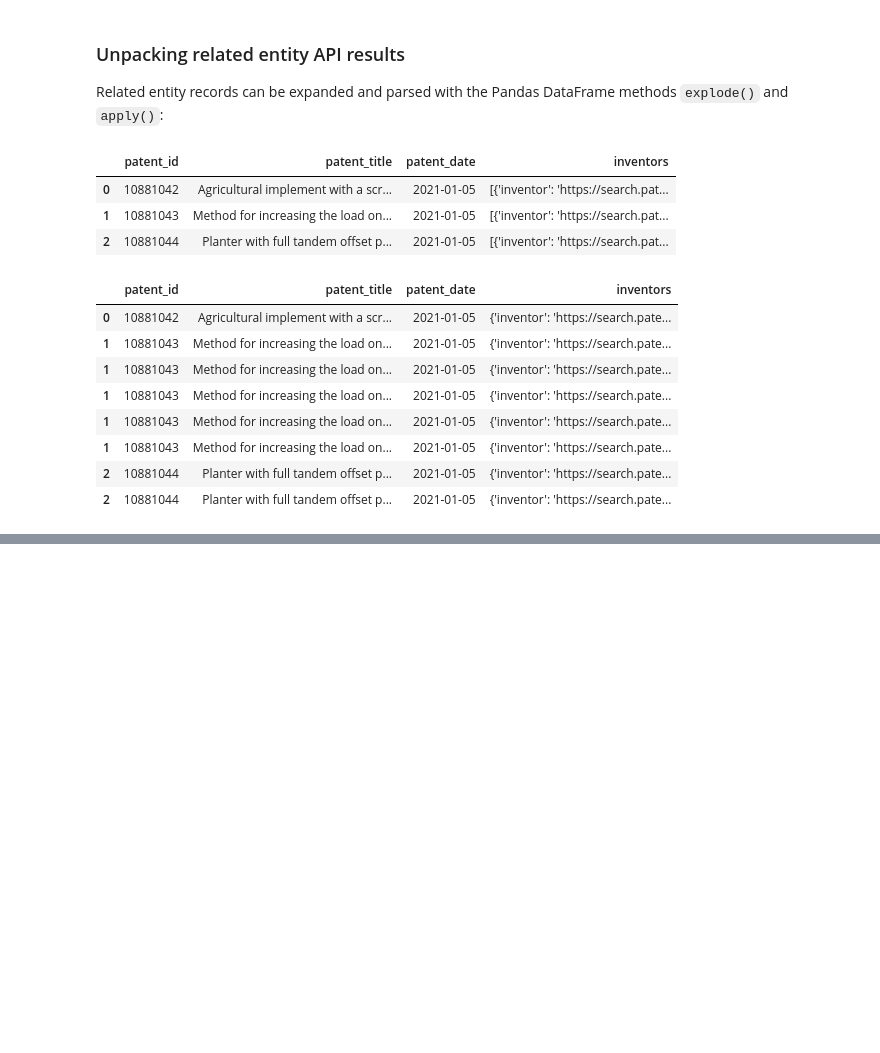
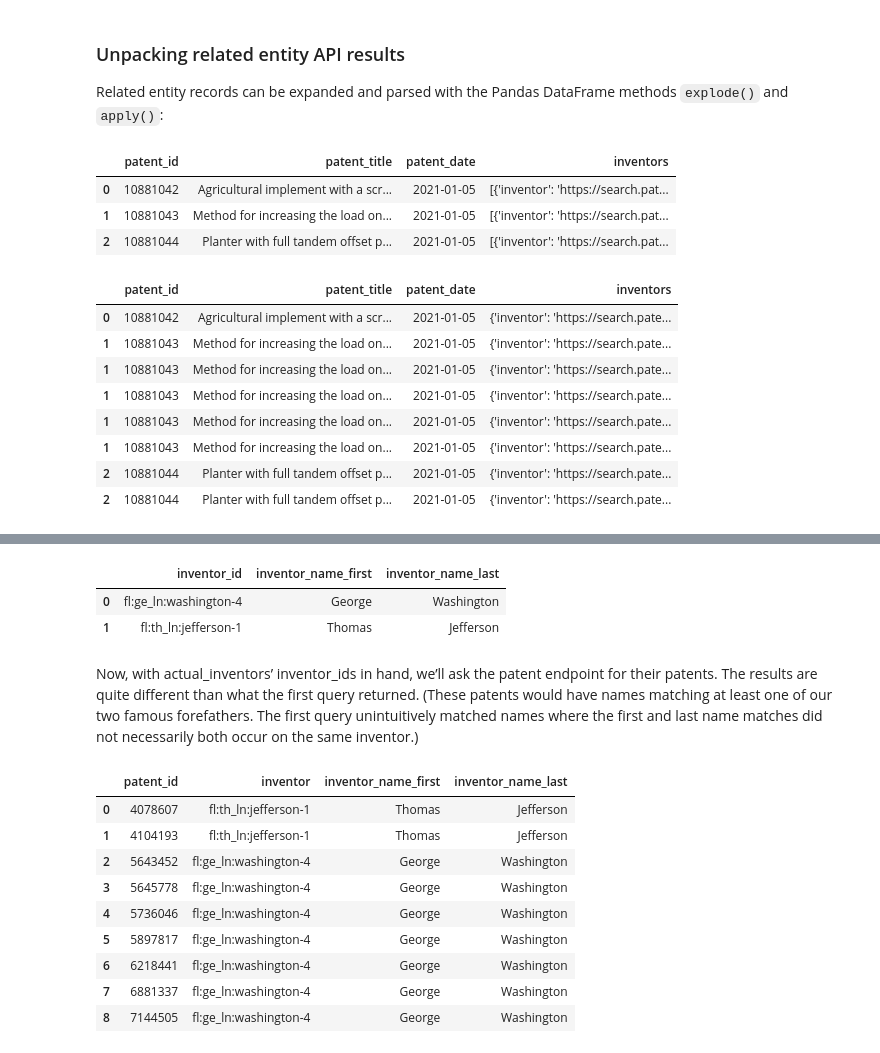
Before and after one commit to mustberuss/PatentsView-Code-Snippets, a Jupyter notebook: 07_PatentSearch_API_demo/PV PatentSearch API tutorial.ipynb, the cells around one changed output, grey strips where cells are left out. Cells and saved outputs as stored; diff of their text form; code cells hidden in the pictures; blank space fills up the shorter version.

```diff
--- a/07_PatentSearch_API_demo/PV PatentSearch API tutorial.ipynb
+++ b/07_PatentSearch_API_demo/PV PatentSearch API tutorial.ipynb
@@ -348,0 +395,55 @@ which would return only patents with one of those two `inventor_id`s among their
+# %%
+inventor_endpoint = "api/v1/inventor"
+
+inventor_params = {
+    "f" : ["inventor_name_first", "inventor_name_last", "inventor_id"],
+    "q": {"_or":[{"_and":[{"inventor_name_first":"George"}, {"inventor_name_last":"Washington"}]},
+                 {"_and":[{"inventor_name_first":"Thomas"}, {"inventor_name_last":"Jefferson"}]}]}
+}
+
+response = make_get_request(inventor_endpoint, inventor_params)
+inventor_data = pd.DataFrame(response.json()[response_key(inventor_endpoint)])
+display(inventor_data)
+# %% [output]
+|  | inventor_id | inventor_name_first | inventor_name_last |
+| 0 | fl:ge_ln:washington-4 | George | Washington |
+| 1 | fl:th_ln:jefferson-1 | Thomas | Jefferson |
+# %% [markdown]
+Now, with actual_inventors’ inventor_ids in hand, we’ll ask the patent endpoint for their patents. The results are quite different than what the first query returned. (These patents would have names matching at least one of our two famous forefathers. The first query unintuitively matched names where the first and last name matches did not necessarily both occur on the same inventor.)
+# %%
+patent_endpoint = "api/v1/patent"
+
+example_params = {
+    "f" : ["patent_id", "inventors.inventor_name_first", "inventors.inventor_name_last", "inventors.inventor_id"],
+    "q": {"inventors.inventor_id":inventor_data['inventor_id'].tolist()}
+}
+
+response = make_get_request(patent_endpoint, example_params)
+example_data = pd.DataFrame(response.json()[response_key(patent_endpoint)])
+example_exploded = example_data.explode('inventors')
+example_recombined = example_data.merge(example_data['inventors'].explode().apply(pd.Series),
+                                        left_index=True, right_index=True)
+
+example_recombined.drop('inventors', axis=1, inplace=True)
+
+# inventor ID from its HATEOAS link
+example_recombined['inventor'] = example_recombined['inventor'].str. \
+    replace(r'https://search.patentsview.org/api/v1/inventor/(.*)/', r'\1', regex=True)
+
+filtered = example_recombined[
+    example_recombined['inventor_name_first'].str.match(r'(George|Thomas)') |
+    example_recombined['inventor_name_last'].str.match(r'Washington|Jefferson')
+]
+
+display(filtered)
+# %% [output]
+|  | patent_id | inventor | inventor_name_first | inventor_name_last |
+| 0 | 4078607 | fl:th_ln:jefferson-1 | Thomas | Jefferson |
+| 1 | 4104193 | fl:th_ln:jefferson-1 | Thomas | Jefferson |
+| 2 | 5643452 | fl:ge_ln:washington-4 | George | Washington |
+| 3 | 5645778 | fl:ge_ln:washington-4 | George | Washington |
+| 4 | 5736046 | fl:ge_ln:washington-4 | George | Washington |
+| 5 | 5897817 | fl:ge_ln:washington-4 | George | Washington |
+| 6 | 6218441 | fl:ge_ln:washington-4 | George | Washington |
+| 7 | 6881337 | fl:ge_ln:washington-4 | George | Washington |
+| 8 | 7144505 | fl:ge_ln:washington-4 | George | Washington |
```
Also changed, not shown: parts of 4 cells of this notebook.
